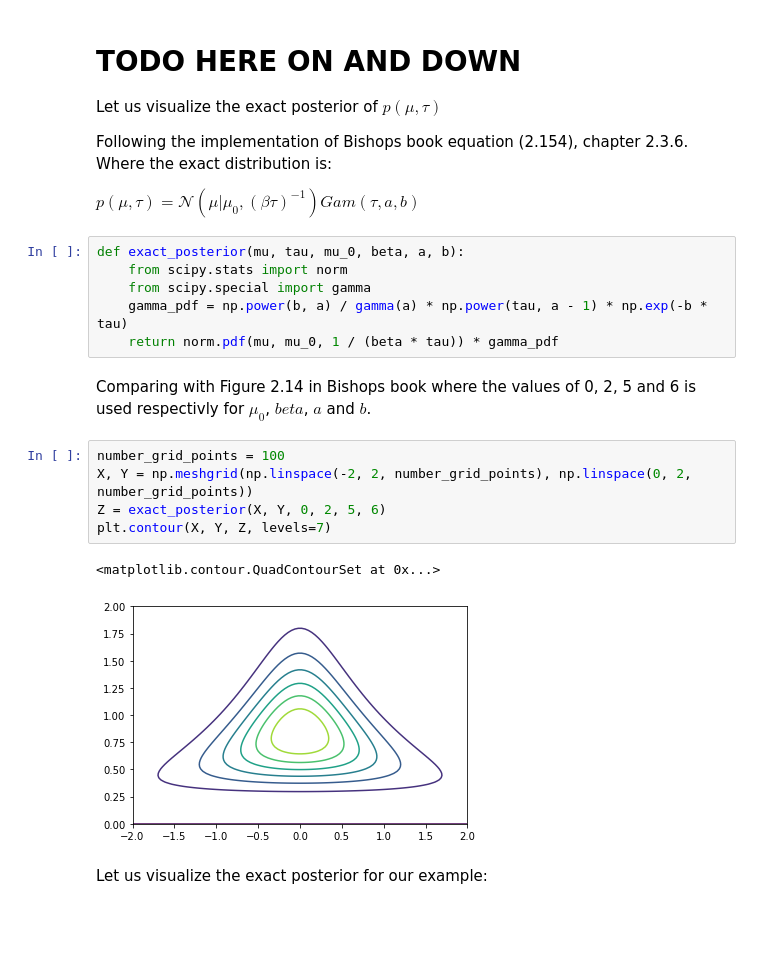
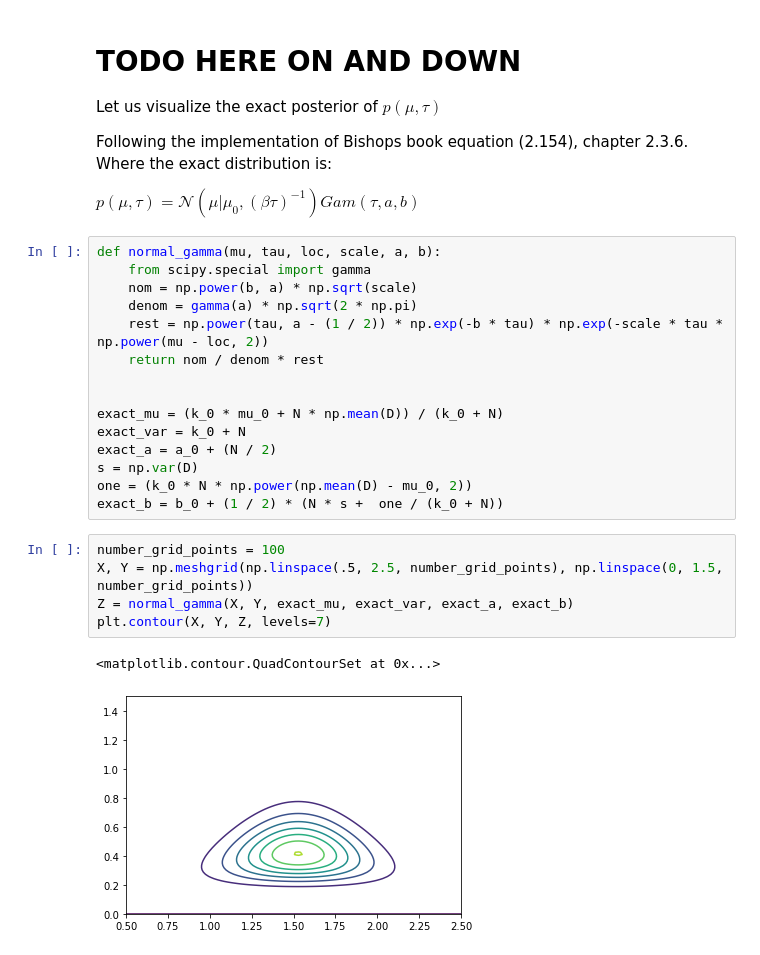
Before and after one commit to MaxHolmberg96/Variational_inference, a Jupyter notebook: Variational_inference_UG.ipynb, the cells around one changed output. Cells and saved outputs as stored; diff of their text form; blank space fills up the shorter version.

Commit message:
exact posterior found

```diff
--- a/Variational_inference_UG.ipynb
+++ b/Variational_inference_UG.ipynb
@@ -156,21 +156,26 @@ Let us visualize the exact posterior of $p(\mu, \tau)$
 Following the implementation of Bishops book equation (2.154), chapter 2.3.6. Where the exact distribution is:
 
 $p(\mu, \tau) = \mathcal{N}(\mu | \mu_0, (\beta\tau)^{-1})Gam(\tau, a, b)$
-# %%
-def exact_posterior(mu, tau, mu_0, beta, a, b):
-    from scipy.stats import norm
-    from scipy.special import gamma
-    gamma_pdf = np.power(b, a) / gamma(a) * np.power(tau, a - 1) * np.exp(-b * tau)
-    return norm.pdf(mu, mu_0, 1 / (beta * tau)) * gamma_pdf
-# %% [markdown]
-Comparing with Figure 2.14 in Bishops book where the values of 0, 2, 5 and 6 is used respectivly for $\mu_0$, $beta$, $a$ and $b$.
+# %%
+def normal_gamma(mu, tau, loc, scale, a, b):
+    from scipy.special import gamma
+    nom = np.power(b, a) * np.sqrt(scale)
+    denom = gamma(a) * np.sqrt(2 * np.pi)
+    rest = np.power(tau, a - (1 / 2)) * np.exp(-b * tau) * np.exp(-scale * tau * np.power(mu - loc, 2))
+    return nom / denom * rest
+
+
+exact_mu = (k_0 * mu_0 + N * np.mean(D)) / (k_0 + N)
+exact_var = k_0 + N
+exact_a = a_0 + (N / 2)
+s = np.var(D)
+one = (k_0 * N * np.power(np.mean(D) - mu_0, 2))
+exact_b = b_0 + (1 / 2) * (N * s +  one / (k_0 + N))
 # %%
 number_grid_points = 100
-X, Y = np.meshgrid(np.linspace(-2, 2, number_grid_points), np.linspace(0, 2, number_grid_points))
-Z = exact_posterior(X, Y, 0, 2, 5, 6)
+X, Y = np.meshgrid(np.linspace(.5, 2.5, number_grid_points), np.linspace(0, 1.5, number_grid_points))
+Z = normal_gamma(X, Y, exact_mu, exact_var, exact_a, exact_b)
 plt.contour(X, Y, Z, levels=7)
 # %% [output]
 <matplotlib.contour.QuadContourSet at 0x...>
-[figure, old version]
+[figure, new version]
-# %% [markdown]
-Let us visualize the exact posterior for our example:
```
Also changed, not shown: parts of 1 cell of this notebook, 8 other files.
